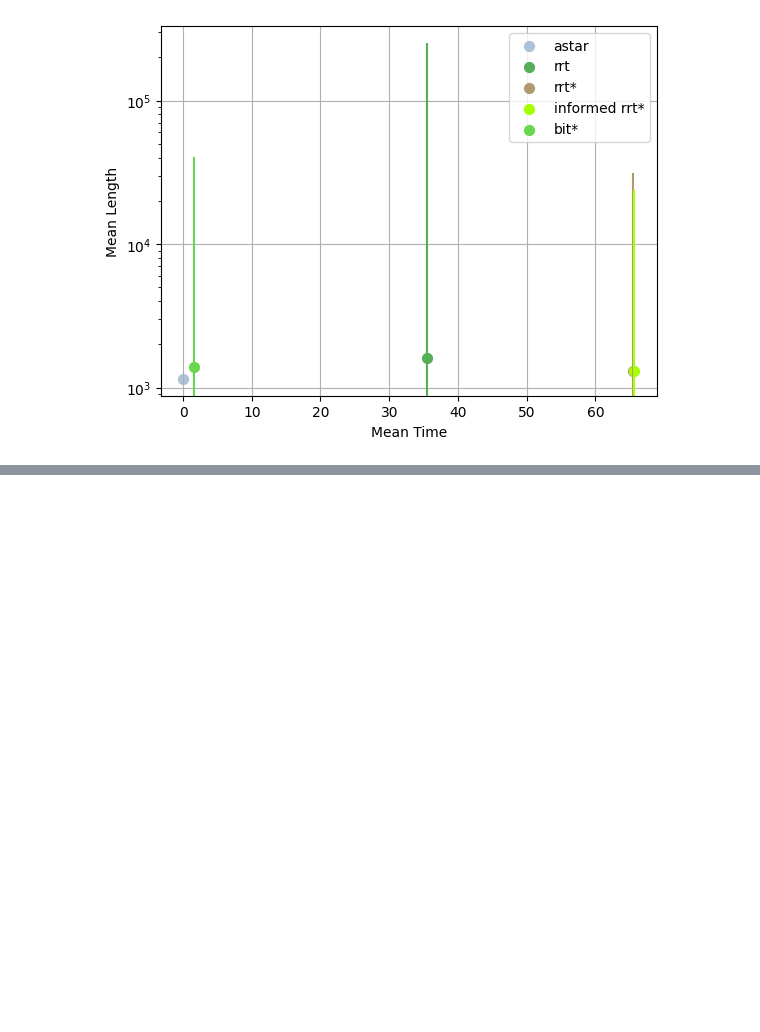
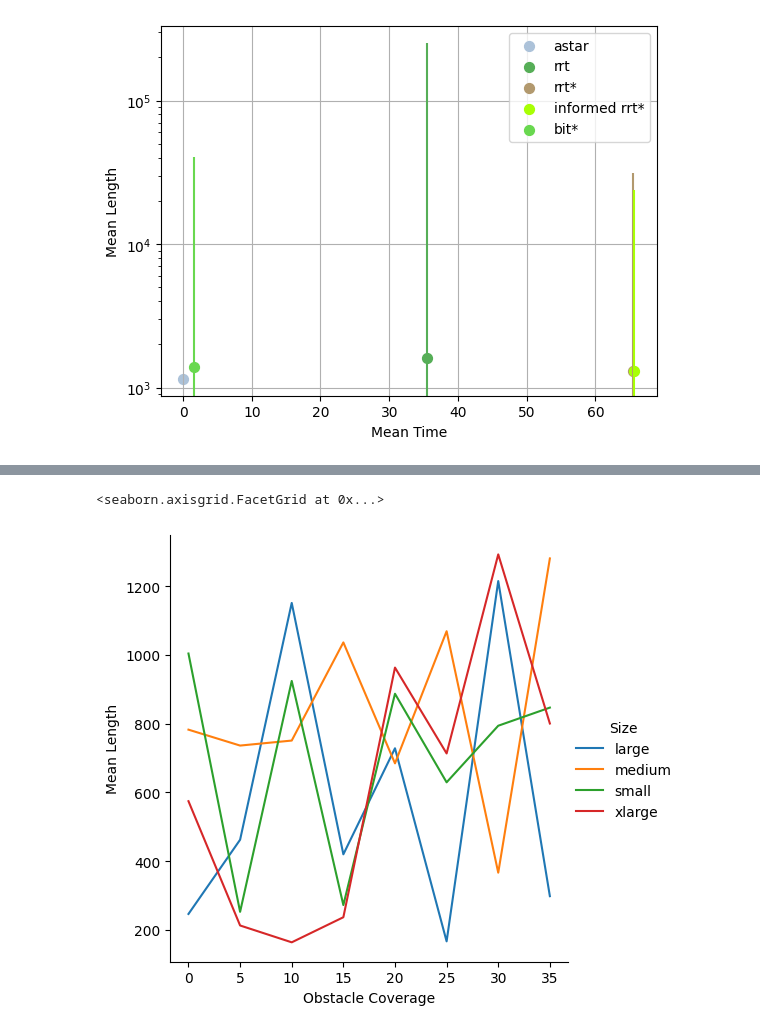
Before and after one commit to R3CK0/Project702, a Jupyter notebook: Data_visualiser.ipynb, the cells around one changed output, grey strips where cells are left out. Saved outputs shown, nothing was run; the diff lists cells and outputs as text; code cells hidden in the pictures; blank space fills up the shorter version.

```diff
--- a/Data_visualiser.ipynb
+++ b/Data_visualiser.ipynb
@@ -52,0 +91,5 @@ def plot_optimisation(data):
+# %%
+sns.relplot(data=algo_data["astar"], x="Obstacle Coverage", y="Mean Length", hue="Size", kind="line")
+# %% [output]
+<seaborn.axisgrid.FacetGrid at 0x...>
+[figure, added]
```
Also changed, not shown: parts of 7 cells of this notebook, 37 other files.
